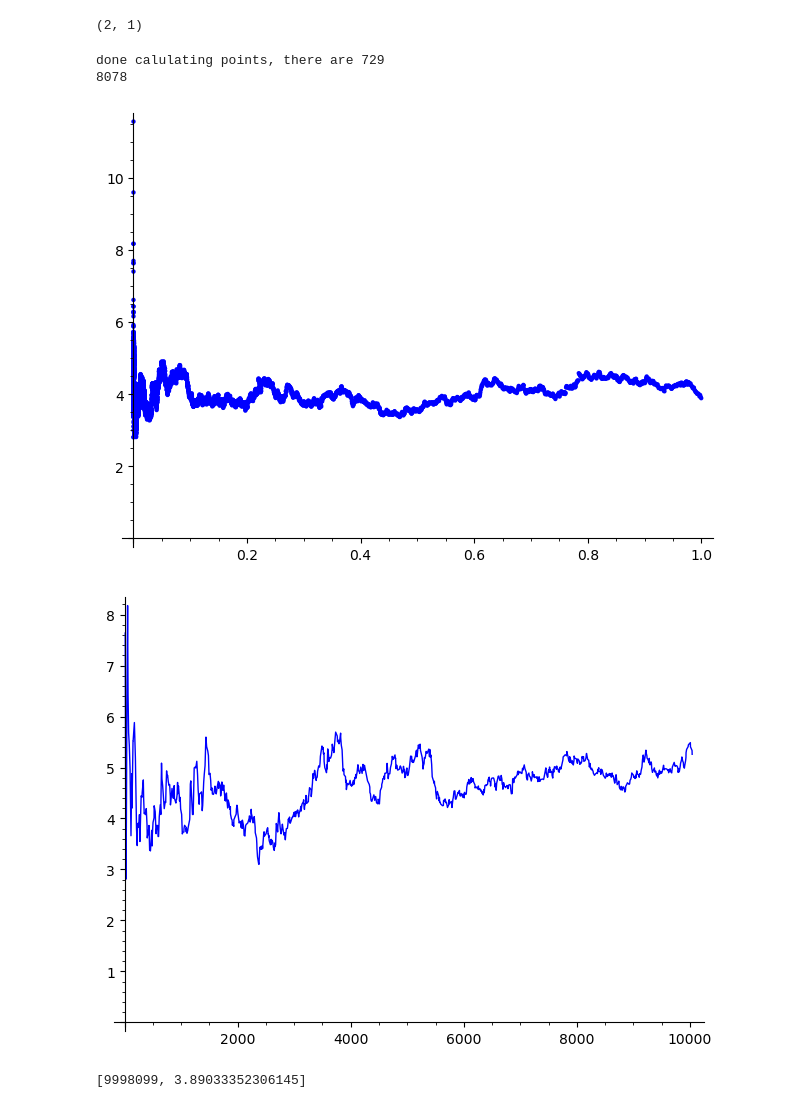
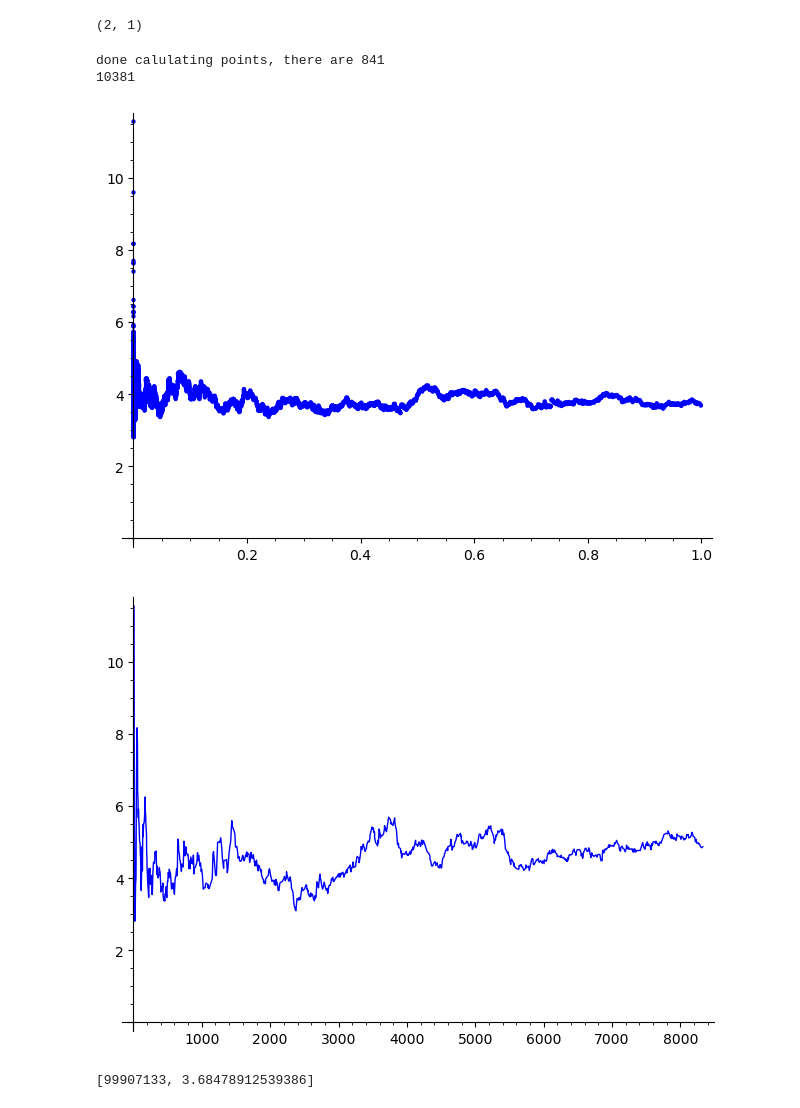
Before and after one commit to chriswuthrich/bsd_video, a Jupyter notebook: sage_notebooks/illustrate_conj_plots.ipynb, the cells around one changed output. Cells and saved outputs as stored; diff of their text form; code cells hidden in the pictures.

Commit message:
better points

```diff
--- a/sage_notebooks/illustrate_conj_plots.ipynb
+++ b/sage_notebooks/illustrate_conj_plots.ipynb
@@ -192,22 +192,22 @@ def list_of_points_for_focus_shifting(E, B=10^7):
             cu += max(p/1000,10)
     return li
 # %%
-li = list_of_points_for_focus_shifting(E)
+li = list_of_points_for_focus_shifting(E, 10^8)
 print(len(li))
 list_plot(li,ymin=0)
 # %% [output]
-done calulating points, there are 729
-8078
+done calulating points, there are 841
+10381
-[figure, old version]
+[figure, new version]
 # %%
 
 list_plot(li[:1000],plotjoined=True,ymin=0)
 # %% [output]
-[figure, old version]
+[figure, new version]
 # %%
 li[-1]
 # %% [output]
-[9998099, 3.89033352306145]
+[99907133, 3.68478912539386]
 # %%
 import json
 
```
Also changed, not shown: parts of 4 cells of this notebook, 1 other file.
